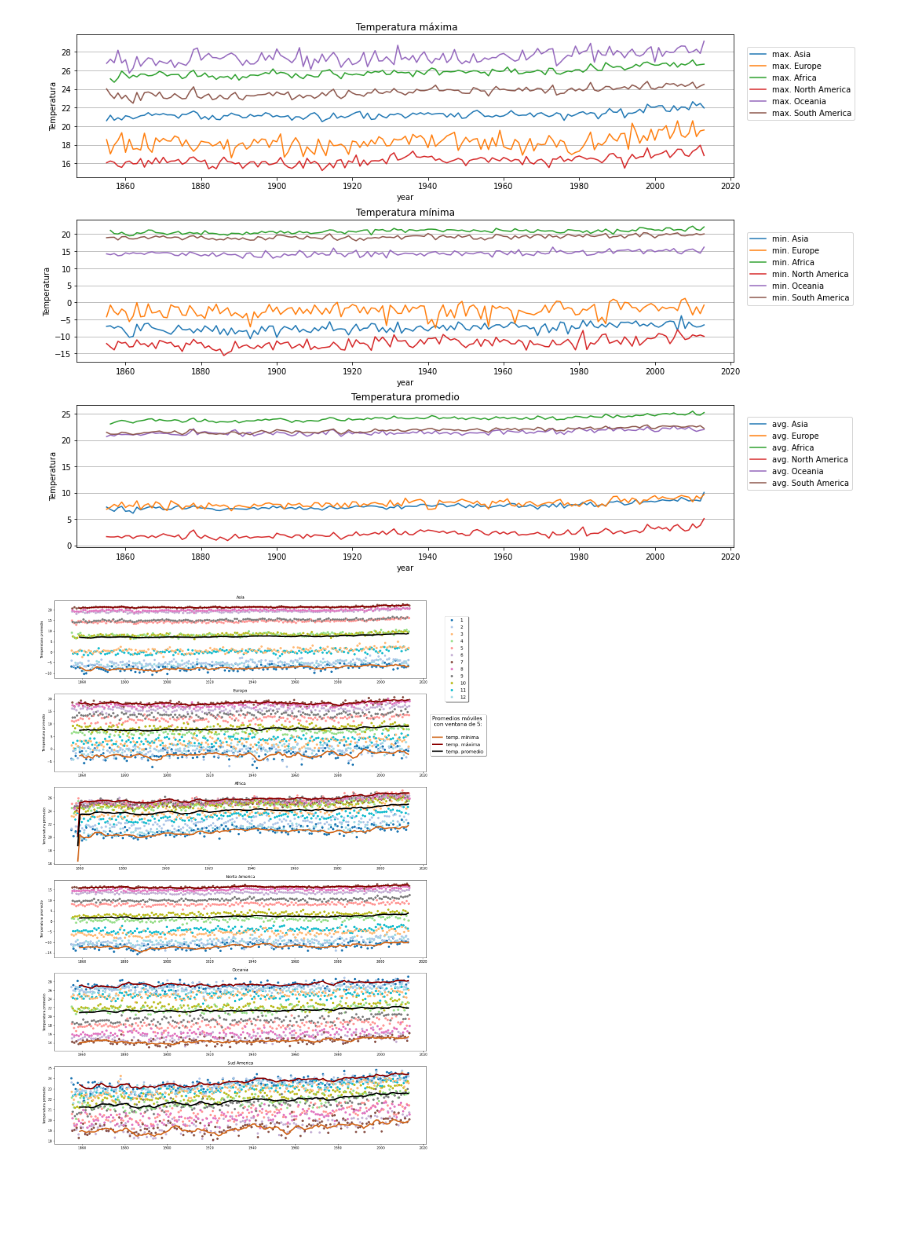
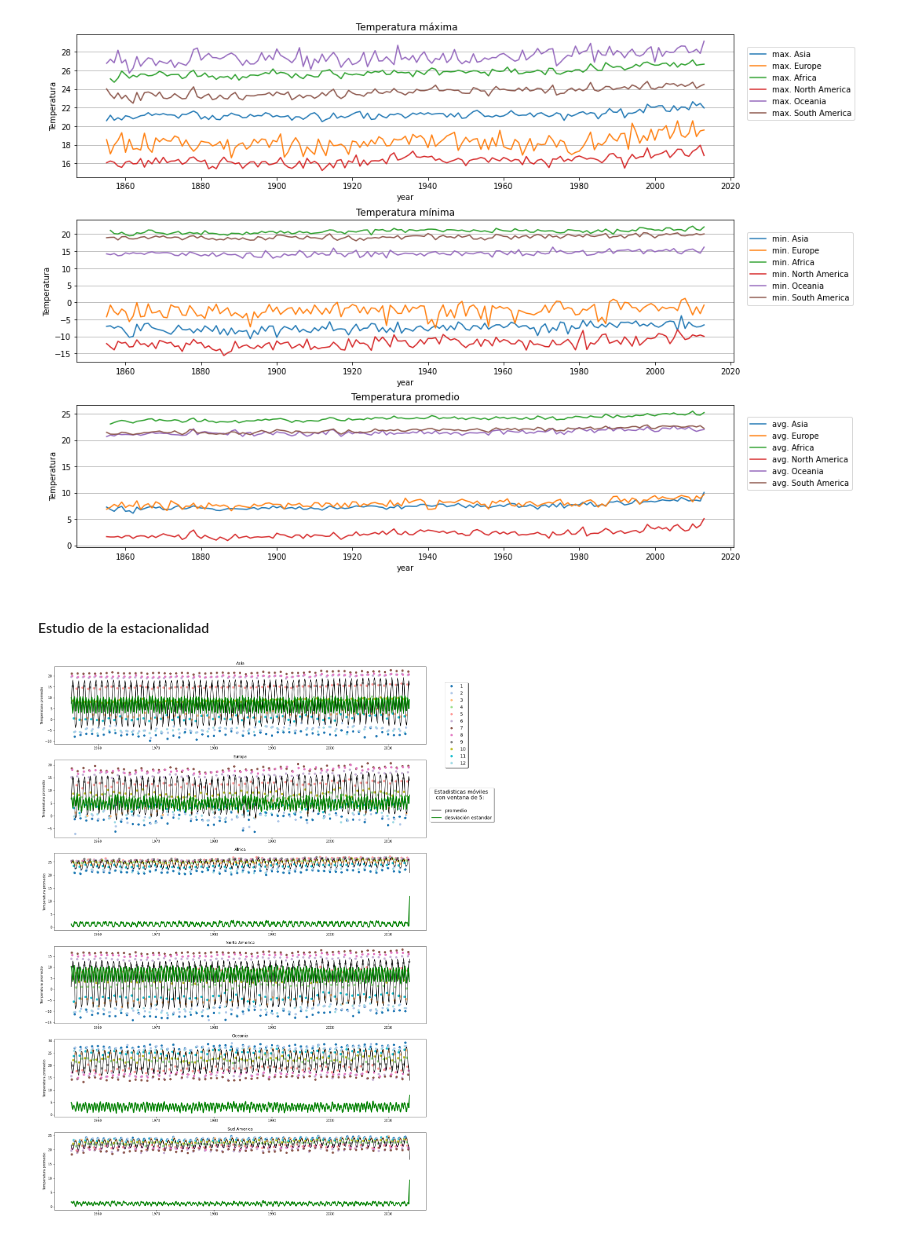
Before and after one commit to GammaLyra/Medio_ambiente, a Jupyter notebook: Temp_Paises.ipynb, the cells around one changed output. Drawn from its saved outputs; the diff is of its cells as text; code cells hidden in the pictures; blank space fills up the shorter version.

```diff
--- a/Temp_Paises.ipynb
+++ b/Temp_Paises.ipynb
@@ -60,0 +107,11 @@ data = data[~(data.index < '1855-01-01')]
+# %%
+# Calculamos los promedios móvil de la temp. mínima, máxima y promédio anual que acabamos de calcular.
+# También calculamos los promedios móviles de la temperatura medida mensualmente (datos originales)
+vent=5
+
+data_sts_temp=data_sts.fillna(0)
+data_sts_mov_avg=data_sts_temp.rolling(vent).mean()
+
+data_temp=data.fillna(0)
+data_mov_avg=data_temp.rolling(vent).mean()
+data_mov_std=data_temp.rolling(vent).std()
@@ -201,29 +242,35 @@ data_sts_mov_avg.index = pd.to_datetime(data_sts_mov_avg.index,format='%Y')
+# %% [markdown]
+#### Estudio de la estacionalidad
 # %%
-# Representamos todas las temperaturas medidas mensualmente junto con el promedio móvil de la temperaturas
-# mínimas, máximas y promedios para cada Continente
+# Estudio de la estacionalidad con la estadistica móvil (promedio y desviación estandar)
 
 fig, ax = plt.subplots(nrows=6, ncols=1,figsize=(20,30),sharex=False)
 
 a=["Temp. Asia","Temp. Europe","Temp. Africa","Temp. North America","Temp. Oceania","Temp. South America"]
 titulo=["Asia","Europa","Africa","Norte America","Oceania","Sud America"]
 b=["Asia","Europe","Africa","North America","Oceania","South America"]
 
 plot_lines = []
 
 for i in range(len(a)):
-    scatter = ax[i].scatter(data_month["fecha"][:],data_month[a[i]][:],c=data_month["month"][:],cmap='tab20')
-    plot1 = ax[i].plot(data_sts_mov_avg.index,data_sts_mov_avg["min. "+str(b[i])],"-",label="temp. mínima",c="chocolate",lw=4)
-    plot2 = ax[i].plot(data_sts_mov_avg.index,data_sts_mov_avg["max. "+str(b[i])],"-",label="temp. máxima",c="darkred",lw=4)
-    plot3 = ax[i].plot(data_sts_mov_avg.index,data_sts_mov_avg["avg. "+str(b[i])],"-",label="temp. promedio",c="black",lw=4)
+    scatter=ax[i].scatter(data_month["fecha"][-700:],data_month[a[i]][-700:],c=data_month["month"][-700:]
+                          ,cmap='tab20')
+    plot1=ax[i].plot(data_mov_avg.index[-700:],data_mov_avg["Temp. "+str(b[i])][-700:],"-",label="promedio"
+                     ,c="black",lw=1.5)
+    plot1=ax[i].plot(data_mov_std.index[-700:],data_mov_std["Temp. "+str(b[i])][-700:],"-",label="desviación estandar"
+                     ,c="green",lw=3)
+
+
+
     ax[i].set_title(titulo[i])
     ax[i].set_ylabel('Temperatura promedio')
 
 
     legend1 = ax[0].legend(*scatter.legend_elements(),loc=(1.05,-0.30), fancybox=True, shadow=True,fontsize=14)
     ax[0].add_artist(legend1)
 
     handles, labels = ax[0].get_legend_handles_labels()
     ax[0].legend(handles, labels, loc=(1.01,-1),fontsize=14, fancybox=True, shadow=True)
-    ax[0].get_legend().set_title("Promedios móviles \n con ventana de "+str(vent)+": \n",prop={'size':16})
+    ax[0].get_legend().set_title("Estadisticas móviles \n con ventana de "+str(vent)+": \n",prop={'size':16})
 # %% [output]
-[figure, old version]
+[figure, new version]
```
Also changed, not shown: parts of 18 cells of this notebook, 1 other file.
